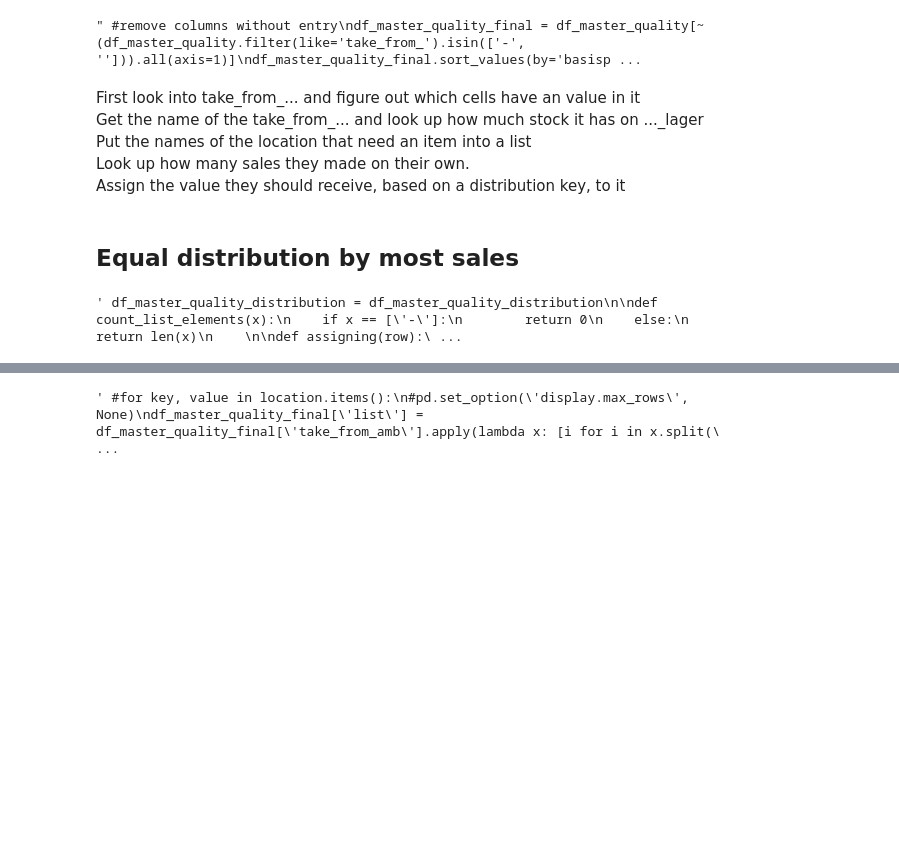
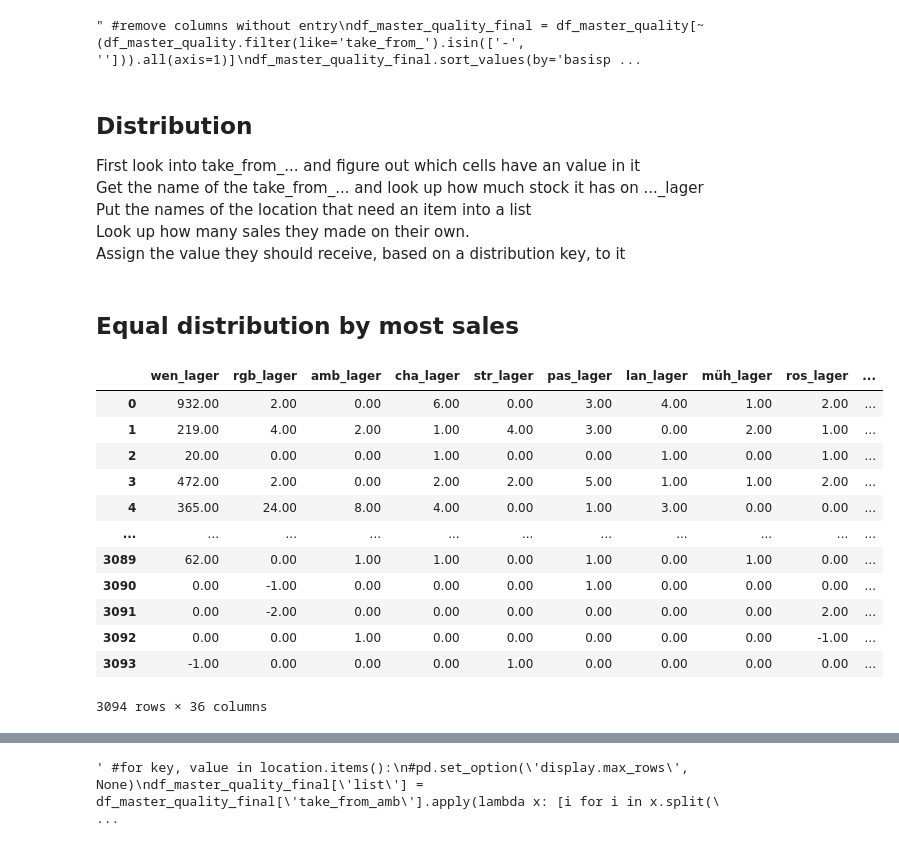
Before and after one commit to capstone-kueblbeck/capstone-kueblbeck, a Jupyter notebook: coding/max_pn.ipynb, the cells around one changed output, grey strips where cells are left out. Drawn from its saved outputs; the diff is of its cells as text; code cells hidden in the pictures; blank space fills up the shorter version.

```diff
--- a/coding/max_pn.ipynb
+++ b/coding/max_pn.ipynb
@@ -744,12 +728,39 @@ df_master_quality_final.reset_index() """
 # %% [output]
 " #remove columns without entry\ndf_master_quality_final = df_master_quality[~(df_master_quality.filter(like='take_from_').isin(['-', ''])).all(axis=1)]\ndf_master_quality_final.sort_values(by='basisp ...
 # %% [markdown]
+## Distribution
+
 First look into take_from_... and figure out which cells have an value in it <br></br>
 Get the name of the take_from_... and look up how much stock it has on ..._lager <br></br>
 Put the names of the location that need an item into a list <br></br>
 Look up how many sales they made on their own. <br></br>
 Assign the value they should receive, based on a distribution key, to it <br></br>
 # %%
+locations = {'gesamt': 'Gesamt',
+             'wen': 'Weiden',
+             'rgb': 'Regensburg',
+             'amb': 'Amberg',
+             'cha': 'Cham',
+             'str': 'Straubing',
+             'pas': 'Passau',
+             'lan': 'Landshut',
+             'müh': 'Mühldorf',
+             'ros': 'Rosenheim'}
+
+PE_categories = ['4+ sales, in stock', '4+ sales, no stock', '1-3 sales, in stock', '1-3 sales, no stock', '0 sales, in stock']
+display_order_quality = PE_categories
+
+for x in locations.keys():
+    PE_condition = [
+        (df_master[x+'_lager'] > 0) & (df_master[x+'_vk'] > 3),
+        (df_master[x+'_lager'] == 0) & (df_master[x+'_vk'] > 3),
+        (df_master[x+'_lager'] > 0) & (df_master[x+'_vk'] < 3) & (df_master[x+'_vk'] > 0),
+        (df_master[x+'_lager'] == 0) & (df_master[x+'_vk'] < 3) & (df_master[x+'_vk'] > 0),
+        (df_master[x+'_lager'] > 0) & (df_master[x+'_vk'] == 0)
+    ]
+
+    df_master[x+'_quality'] = np.select(PE_condition, PE_categories)
+
 locations = {'wen': 'Weiden',
              'rgb': 'Regensburg',
              'amb': 'Amberg',
@@ -769,7 +780,7 @@ df_master_quality_final.reset_index(inplace=True)
 # %% [markdown]
 ## Equal distribution by most sales
 # %%
-""" df_master_quality_distribution = df_master_quality_distribution
+df_master_quality_distribution = df_master_quality_final
 
 def count_list_elements(x):
     if x == ['-']:
@@ -782,32 +793,44 @@ def assigning(row):
     a = row['list']
     b = row['dividing']
     c = row['remainder']
     d = row['best_sales']
     result = [f"{x} ({b + c:.0f})" if x == d else f"{x} ({b:.0f})" for x in a]
     return result
 
 def best_sale(row):
     a = row['list']
     if a == ['-']:
         return '-'
     else:
         best_sales = sorted([row[k + '_vk'] for k in row['list'] if k != '-' and k + '_vk' in row.index and row[k + '_vk'] is not None], key=lambda y: float(y) if isinstance(y, str) else y, reverse=True)[0]
         for i in row['list']:
             if row[i + '_vk'] == best_sales:
                 return i
 
 for key, value in locations.items():
     df_master_quality_distribution['list'] = df_master_quality_distribution['take_from_' + key].apply(lambda x: [i for i in x.split(', ')])
     df_master_quality_distribution['numbers'] = df_master_quality_distribution['list'].apply(count_list_elements)
     df_master_quality_distribution['dividing'] = (df_master_quality_distribution[key +'_lager']/df_master_quality_distribution['numbers']).apply(np.floor)
     df_master_quality_distribution['remainder'] = (df_master_quality_distribution[key + '_lager']%df_master_quality_distribution['numbers'])
     df_master_quality_distribution['best_sales'] = df_master_quality_distribution.apply(best_sale, axis=1)
     df_master_quality_distribution['locations'] = df_master_quality_distribution.apply(assigning, axis=1)
     df_master_quality_distribution['locations'] = [','.join(map(str, l)) for l in df_master_quality_distribution['locations']]
     df_master_quality_distribution['locations'] = df_master_quality_distribution['locations'].replace(["- (nan)", "- (inf)", "- (-inf)"], "-")
     df_master_quality_distribution['take_from_' + key] = df_master_quality_distribution['locations']
 
 
-df_master_quality_distribution.query('remainder > 0') """
+df_master_quality_distribution.drop(['gesamt_quality', 'gesamt_vk', 'artnr', 'gesamt_lager', 'basispreis', 'basispr_summe', 'beschreibung', 'level_0', 'lieferant', 'lfnr', 'index', 'ltz_vk_ges', 'ltz_vk_wen', 'ltz_vk_rgb', 'ltz_vk_amb', 'ltz_vk_cha', 'ltz_vk_str', 'ltz_vk_pas', 'ltz_vk_lan', 'ltz_vk_müh', 'ltz_vk_ros', 'list', 'numbers', 'dividing', 'remainder', 'best_sales', 'locations'], axis=1)
 # %% [output]
+|  | wen_lager | rgb_lager | amb_lager | cha_lager | str_lager | pas_lager | lan_lager | müh_lager | ros_lager | ... |
+| 0 | 932.00 | 2.00 | 0.00 | 6.00 | 0.00 | 3.00 | 4.00 | 1.00 | 2.00 | ... |
+| 1 | 219.00 | 4.00 | 2.00 | 1.00 | 4.00 | 3.00 | 0.00 | 2.00 | 1.00 | ... |
+| 2 | 20.00 | 0.00 | 0.00 | 1.00 | 0.00 | 0.00 | 1.00 | 0.00 | 1.00 | ... |
+| 3 | 472.00 | 2.00 | 0.00 | 2.00 | 2.00 | 5.00 | 1.00 | 1.00 | 2.00 | ... |
+| 4 | 365.00 | 24.00 | 8.00 | 4.00 | 0.00 | 1.00 | 3.00 | 0.00 | 0.00 | ... |
+| ... | ... | ... | ... | ... | ... | ... | ... | ... | ... | ... |
+| 3089 | 62.00 | 0.00 | 1.00 | 1.00 | 0.00 | 1.00 | 0.00 | 1.00 | 0.00 | ... |
+| 3090 | 0.00 | -1.00 | 0.00 | 0.00 | 0.00 | 1.00 | 0.00 | 0.00 | 0.00 | ... |
+| 3091 | 0.00 | -2.00 | 0.00 | 0.00 | 0.00 | 0.00 | 0.00 | 0.00 | 2.00 | ... |
+| 3092 | 0.00 | 0.00 | 1.00 | 0.00 | 0.00 | 0.00 | 0.00 | 0.00 | -1.00 | ... |
+| 3093 | -1.00 | 0.00 | 0.00 | 0.00 | 1.00 | 0.00 | 0.00 | 0.00 | 0.00 | ... |
-' df_master_quality_distribution = df_master_quality_distribution\n\ndef count_list_elements(x):\n    if x == [\'-\']:\n        return 0\n    else:\n        return len(x)\n    \n\ndef assigning(row):\ ...
+3094 rows × 36 columns
```
Also changed, not shown: parts of 4 cells of this notebook.
